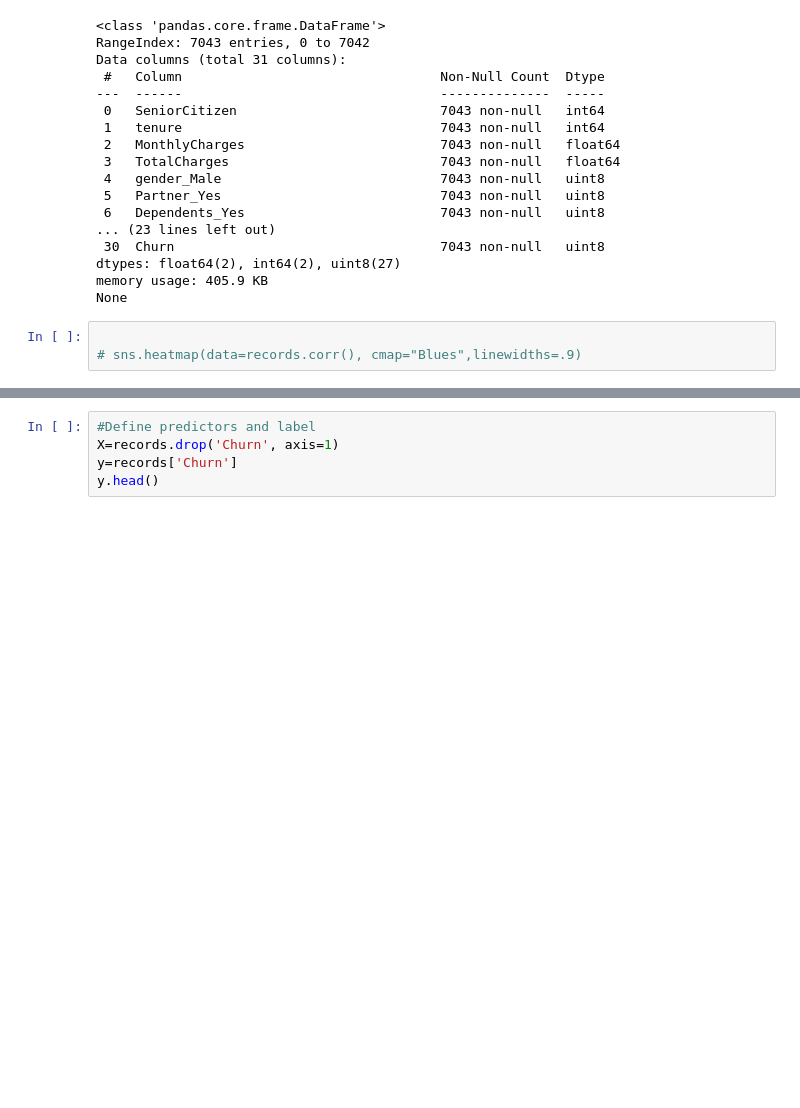
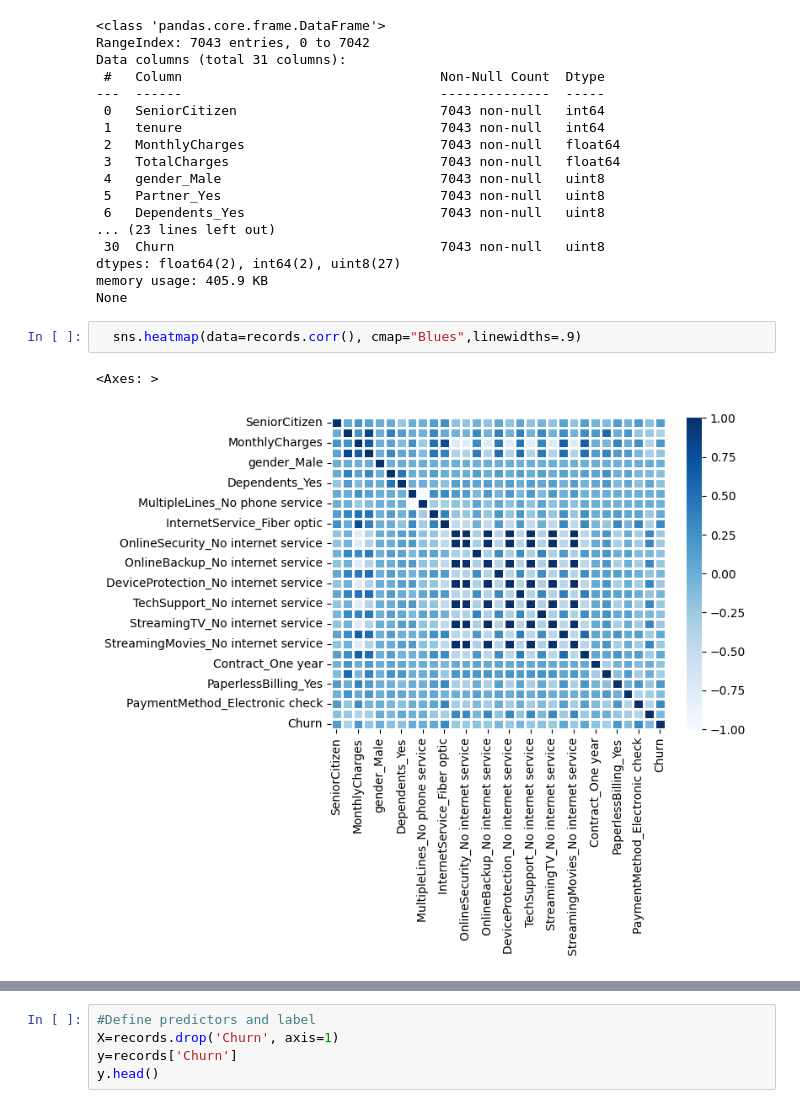
Before and after one commit to thuc-github/MIS710-T12023, a Jupyter notebook: Week 6/MIS710_Lab6_KNN_Solution.ipynb, the cells around one changed output, grey strips where cells are left out. Saved outputs shown, nothing was run; the diff lists cells and outputs as text; blank space fills up the shorter version.

```diff
--- a/Week 6/MIS710_Lab6_KNN_Solution.ipynb
+++ b/Week 6/MIS710_Lab6_KNN_Solution.ipynb
@@ -322,7 +275,9 @@ dtypes: float64(2), int64(2), uint8(27)
 memory usage: 405.9 KB
 None
 # %%
-
-# sns.heatmap(data=records.corr(), cmap="Blues",linewidths=.9)
+  sns.heatmap(data=records.corr(), cmap="Blues",linewidths=.9)
+# %% [output]
+<Axes: >
+[figure, added]
 # %%
  #visualise clustermap
```
Also changed, not shown: parts of 37 cells of this notebook.
